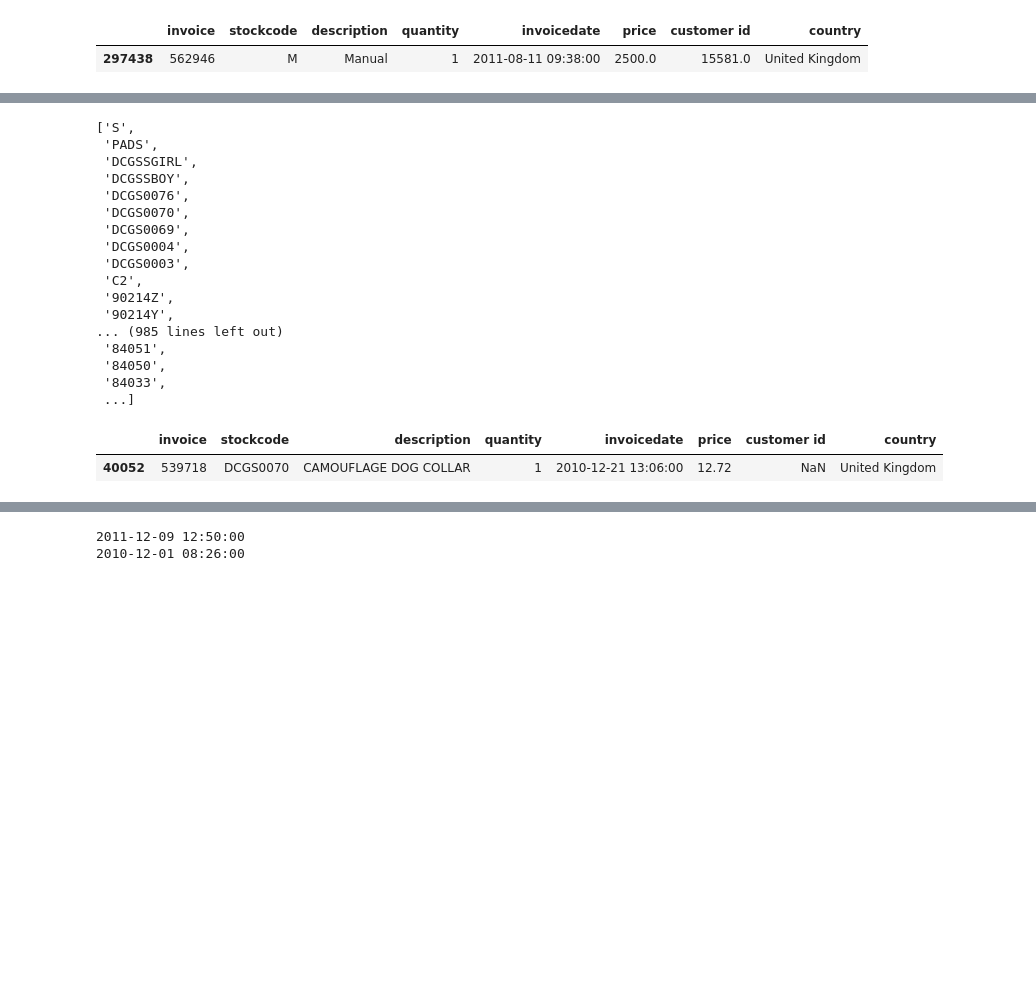
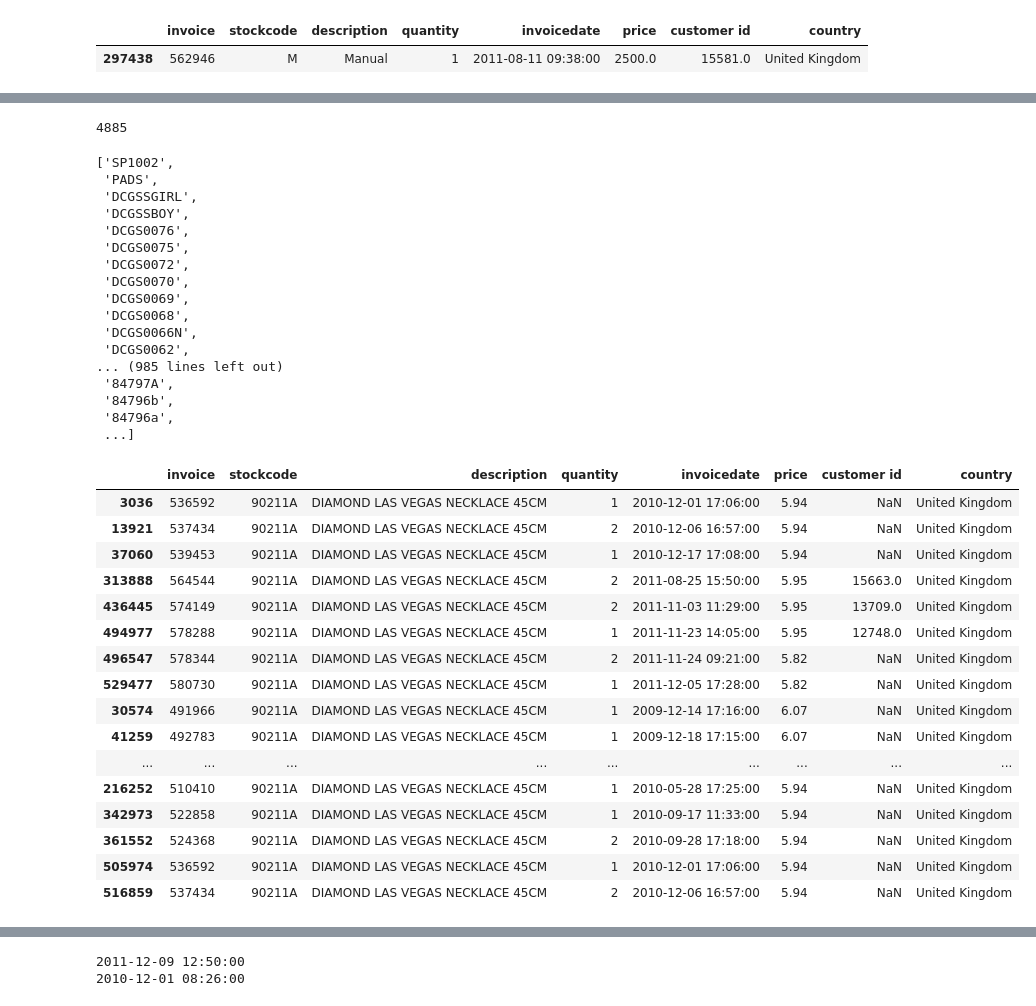
Before and after one commit to AfreenKansal/Market-Basket-Analysis, a Jupyter notebook: Market Basket Analysis - Hazrul.ipynb, the cells around one changed output, grey strips where cells are left out. Drawn from its saved outputs; the diff is of its cells as text; code cells hidden in the pictures; blank space fills up the shorter version.

```diff
--- a/Market Basket Analysis - Hazrul.ipynb
+++ b/Market Basket Analysis - Hazrul.ipynb
@@ -9,8 +9,10 @@ import seaborn as sns
 import matplotlib.pyplot as plt
 
 
-df_csv = pd.read_csv("online_retail.csv", encoding="unicode_escape") #import data from csv file
-df_csv.head()
+df_csv1 = pd.read_csv("online_retail.csv", encoding="unicode_escape")
+df_csv2 = pd.read_csv("online_retail_II.csv",  encoding="unicode_escape")
+#import data from csv file
+df_csv1.head()
 # %% [output]
 |  | Invoice | StockCode | Description | Quantity | InvoiceDate | Price | Customer ID | Country |
 | 0 | 536365 | 85123A | WHITE HANGING HEART T-LIGHT HOLDER | 6 | 01/12/2010 08:26 | 2.55 | 17850.0 | United Kingdom |
@@ -23,3 +31,5 @@ df_csv.head()
+# %%
+df_csv = pd.concat([df_csv1, df_csv2], axis=0)
 # %%
 df_csv.columns = df_csv.columns.str.lower().str.strip()
 df_csv.columns
@@ -200,5 +212,6 @@ df_csv[df_csv["invoice"] == "562946"]
 # %%
-non_product = ['m','gift_0001_50','gift_0001_40','gift_0001_30','gift_0001_20','gift_0001_10',"DOT", "M", "B", "POST", "AMAZONFEE", "BANK CHARGES"]
+non_product = ['m','gift_0001_50','gift_0001_40','gift_0001_30','gift_0001_20','gift_0001_10',"DOT", "M", "B", "POST", "AMAZONFEE", "BANK CHARGES", 'gift_0001_80',
+ 'gift_0001_70','TEST002','TEST001','D','C2','ADJUST2','ADJUST',  'S']
 
 for product in non_product:
     df_csv = df_csv[df_csv["stockcode"] !=  product]
@@ -210,28 +226,45 @@ B: debt
 # %%
+print(len(df_csv["stockcode"].unique()))
 sorted(list(df_csv["stockcode"].unique()), reverse=True)
 # %% [output]
-['S',
- 'PADS',
- 'DCGSSGIRL',
- 'DCGSSBOY',
- 'DCGS0076',
- 'DCGS0070',
- 'DCGS0069',
- 'DCGS0004',
- 'DCGS0003',
- 'C2',
- '90214Z',
- '90214Y',
-... (985 lines left out)
- '84051',
- '84050',
- '84033',
- ...]
+4885
+['SP1002',
+ 'PADS',
+ 'DCGSSGIRL',
+ 'DCGSSBOY',
+ 'DCGS0076',
+ 'DCGS0075',
+ 'DCGS0072',
+ 'DCGS0070',
+ 'DCGS0069',
+ 'DCGS0068',
+ 'DCGS0066N',
+ 'DCGS0062',
+... (985 lines left out)
+ '84797A',
+ '84796b',
+ '84796a',
+ ...]
 # %%
-df_csv[df_csv["stockcode"] == "DCGS0070"]
+df_csv[df_csv["stockcode"] == "90211A"]
 # %% [output]
 |  | invoice | stockcode | description | quantity | invoicedate | price | customer id | country |
-| 40052 | 539718 | DCGS0070 | CAMOUFLAGE DOG COLLAR | 1 | 2010-12-21 13:06:00 | 12.72 | NaN | United Kingdom |
+| 3036 | 536592 | 90211A | DIAMOND LAS VEGAS NECKLACE 45CM | 1 | 2010-12-01 17:06:00 | 5.94 | NaN | United Kingdom |
+| 13921 | 537434 | 90211A | DIAMOND LAS VEGAS NECKLACE 45CM | 2 | 2010-12-06 16:57:00 | 5.94 | NaN | United Kingdom |
+| 37060 | 539453 | 90211A | DIAMOND LAS VEGAS NECKLACE 45CM | 1 | 2010-12-17 17:08:00 | 5.94 | NaN | United Kingdom |
+| 313888 | 564544 | 90211A | DIAMOND LAS VEGAS NECKLACE 45CM | 2 | 2011-08-25 15:50:00 | 5.95 | 15663.0 | United Kingdom |
+| 436445 | 574149 | 90211A | DIAMOND LAS VEGAS NECKLACE 45CM | 2 | 2011-11-03 11:29:00 | 5.95 | 13709.0 | United Kingdom |
+| 494977 | 578288 | 90211A | DIAMOND LAS VEGAS NECKLACE 45CM | 1 | 2011-11-23 14:05:00 | 5.95 | 12748.0 | United Kingdom |
+| 496547 | 578344 | 90211A | DIAMOND LAS VEGAS NECKLACE 45CM | 2 | 2011-11-24 09:21:00 | 5.82 | NaN | United Kingdom |
+| 529477 | 580730 | 90211A | DIAMOND LAS VEGAS NECKLACE 45CM | 1 | 2011-12-05 17:28:00 | 5.82 | NaN | United Kingdom |
+| 30574 | 491966 | 90211A | DIAMOND LAS VEGAS NECKLACE 45CM | 1 | 2009-12-14 17:16:00 | 6.07 | NaN | United Kingdom |
+| 41259 | 492783 | 90211A | DIAMOND LAS VEGAS NECKLACE 45CM | 1 | 2009-12-18 17:15:00 | 6.07 | NaN | United Kingdom |
+| ... | ... | ... | ... | ... | ... | ... | ... | ... |
+| 216252 | 510410 | 90211A | DIAMOND LAS VEGAS NECKLACE 45CM | 1 | 2010-05-28 17:25:00 | 5.94 | NaN | United Kingdom |
+| 342973 | 522858 | 90211A | DIAMOND LAS VEGAS NECKLACE 45CM | 1 | 2010-09-17 11:33:00 | 5.94 | NaN | United Kingdom |
+| 361552 | 524368 | 90211A | DIAMOND LAS VEGAS NECKLACE 45CM | 2 | 2010-09-28 17:18:00 | 5.94 | NaN | United Kingdom |
+| 505974 | 536592 | 90211A | DIAMOND LAS VEGAS NECKLACE 45CM | 1 | 2010-12-01 17:06:00 | 5.94 | NaN | United Kingdom |
+| 516859 | 537434 | 90211A | DIAMOND LAS VEGAS NECKLACE 45CM | 2 | 2010-12-06 16:57:00 | 5.94 | NaN | United Kingdom |
 # %%
 df_csv.boxplot(column = ["price"])
 # %% [output]
```
Also changed, not shown: parts of 18 cells of this notebook, 2 other files.
